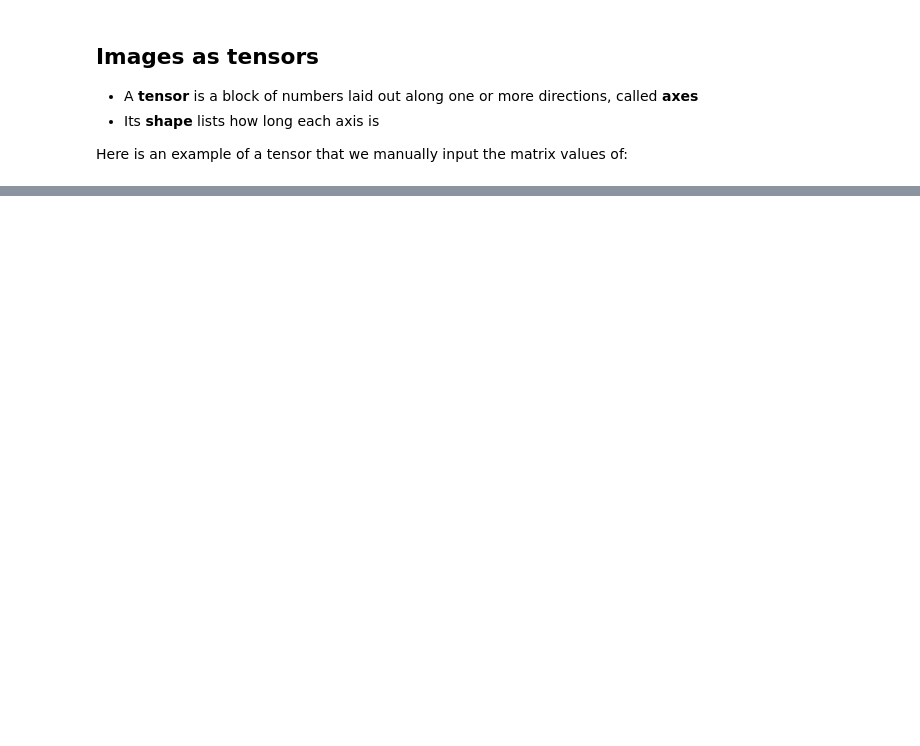
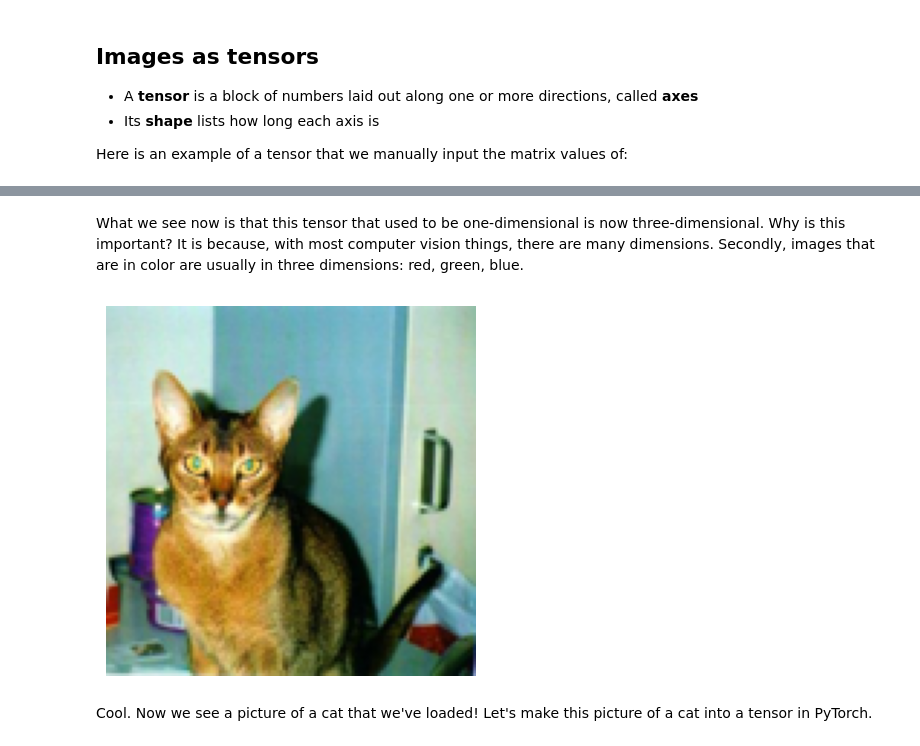
Before and after one commit to douzog/AI-Powered-Women, a Jupyter notebook: AI-Powered-Women_IsabellaDouzoglou_Tutotiral.ipynb, the cells around one changed output, grey strips where cells are left out. Saved outputs shown, nothing was run; the diff lists cells and outputs as text; code cells hidden in the pictures; blank space fills up the shorter version.

```diff
--- a/AI-Powered-Women_IsabellaDouzoglou_Tutotiral.ipynb
+++ b/AI-Powered-Women_IsabellaDouzoglou_Tutotiral.ipynb
@@ -28,29 +46,0 @@ NameError: name 'F' is not defined
-# %%
-from pathlib import Path
-from urllib.request import urlretrieve
-
-import numpy as np, torch
-import matplotlib.pyplot as plt
-from matplotlib import font_manager
-from PIL import Image, ImageOps
-
-DATA = Path("data")
-(DATA / "fonts").mkdir(parents=True, exist_ok=True)                # Urbanist, SIL Open Font Licence
-for style in ("Regular", "Bold"):
-    ttf = DATA / "fonts" / f"Urbanist-{style}.ttf"
-    if not ttf.exists():
-        urlretrieve(f"https://raw.githubusercontent.com/coreyhu/Urbanist/main/fonts/ttf/{ttf.name}", ttf)
-    font_manager.fontManager.addfont(ttf)
-plt.rcParams["font.family"] = ["Urbanist", "DejaVu Sans"]
-
-full = ImageOps.fit(Image.open(DATA / "oxford-iiit-pet/images/Abyssinian_119.jpg").convert("RGB"),
-                    (480, 480), Image.LANCZOS, centering=(0.5, 0.38))
-
-fig, axes = plt.subplots(1, 3, figsize=(13, 5))
-for ax, side, label in zip(axes, (480, 64, 24), ("High resolution", "Low resolution", "The 24 × 24 grid")):
-    image = full if side == 480 else full.resize((side, side), Image.LANCZOS)
-    ax.imshow(image, interpolation="nearest")                   # nearest: show every pixel as a square
-    ax.set_title(label, loc="left", weight="bold")
-    ax.set_xlabel(f"{side} × {side} pixels  ·  {3 * side * side:,} numbers", fontsize=11)
-    ax.set_xticks([]); ax.set_yticks([])
-plt.tight_layout(); plt.show()
@@ -134,2 +68,11 @@ plt.tight_layout(); plt.show()
+# %% [markdown]
+What we see now is that this tensor that used to be one-dimensional is now three-dimensional. Why is this important? It is because, with most computer vision things, there are many dimensions. Secondly, images that are in color are usually in three dimensions: red, green, blue.
 # %%
-IMG_SIZE = 176
+cat = ImageOps.fit(Image.open(DATA / "oxford-iiit-pet/images/Abyssinian_119.jpg").convert("RGB"),
+                    (IMG_SIZE, IMG_SIZE))
+plt.imshow(cat); plt.axis("off"); plt.show()
+# %% [output]
+[figure, added]
+# %% [markdown]
+Cool. Now we see a picture of a cat that we've loaded!
+Let's make this picture of a cat into a tensor in PyTorch.
```
Also changed, not shown: parts of 35 cells of this notebook, 7 other files.
